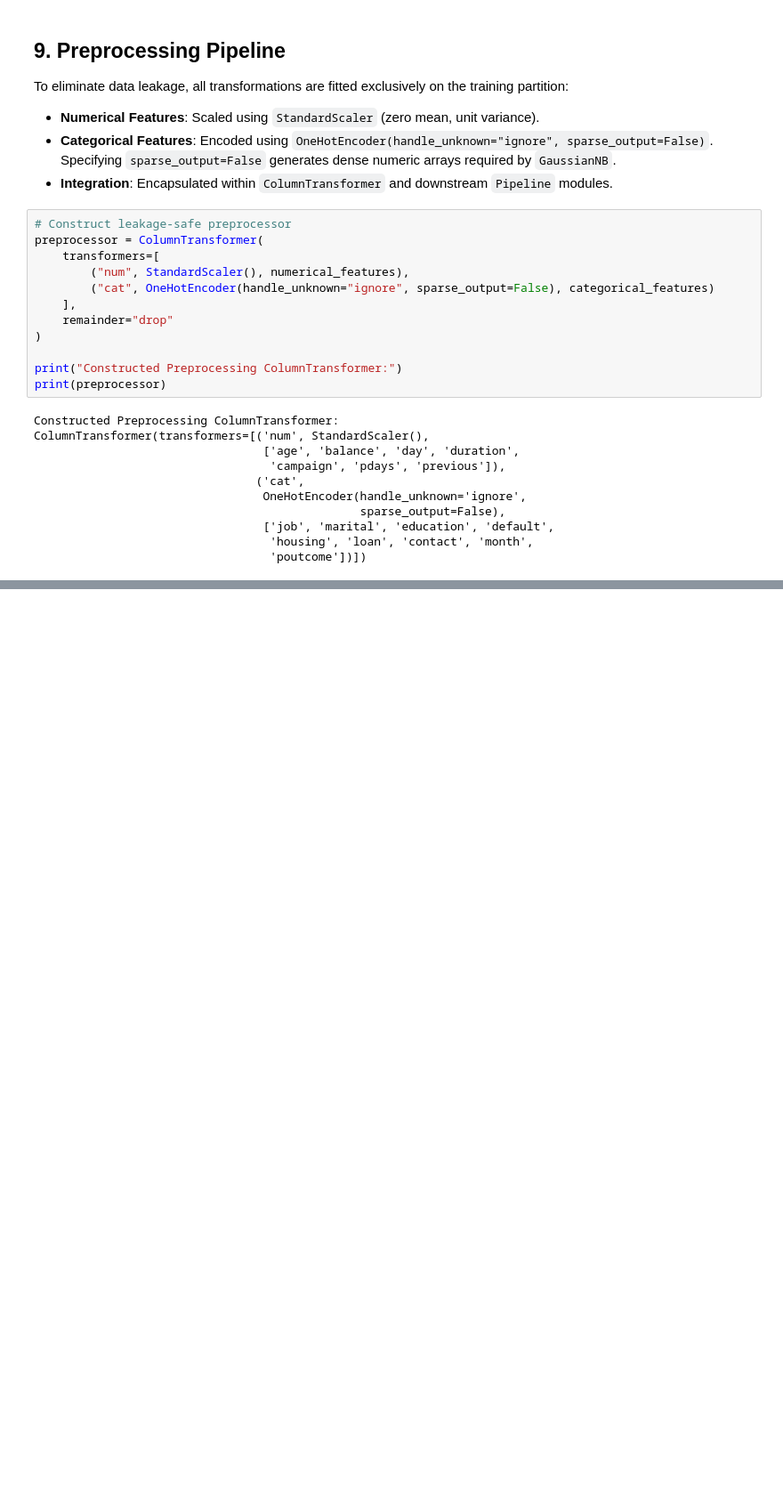
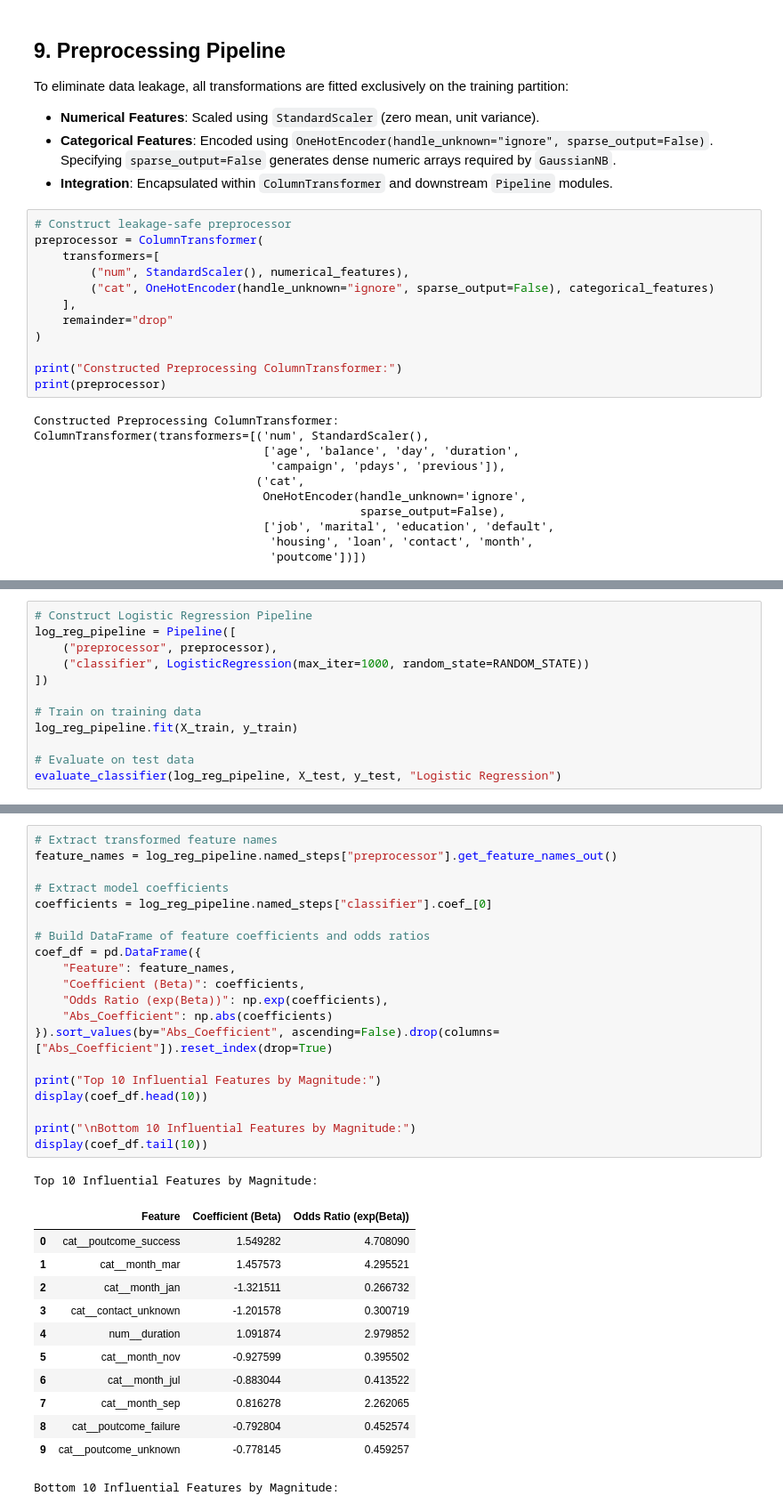
Before and after one commit to Sanjay1266/ML_Case_study, a Jupyter notebook: notebooks/classification.ipynb, the cells around one changed output, grey strips where cells are left out. Shown at 89% size. Drawn from its saved outputs; the diff is of its cells as text; blank space fills up the shorter version.

Commit message:
added evaluation framework and logistic regression model

```diff
--- a/notebooks/classification.ipynb
+++ b/notebooks/classification.ipynb
@@ -589,0 +671,12 @@ ColumnTransformer(transformers=[('num', StandardScaler(),
+# %%
+# Construct Logistic Regression Pipeline
+log_reg_pipeline = Pipeline([
+    ("preprocessor", preprocessor),
+    ("classifier", LogisticRegression(max_iter=1000, random_state=RANDOM_STATE))
+])
+
+# Train on training data
+log_reg_pipeline.fit(X_train, y_train)
+
+# Evaluate on test data
+evaluate_classifier(log_reg_pipeline, X_test, y_test, "Logistic Regression")
@@ -589,0 +705,34 @@ ColumnTransformer(transformers=[('num', StandardScaler(),
+# %%
+# Extract transformed feature names
+feature_names = log_reg_pipeline.named_steps["preprocessor"].get_feature_names_out()
+
+# Extract model coefficients
+coefficients = log_reg_pipeline.named_steps["classifier"].coef_[0]
+
+# Build DataFrame of feature coefficients and odds ratios
+coef_df = pd.DataFrame({
+    "Feature": feature_names,
+    "Coefficient (Beta)": coefficients,
+    "Odds Ratio (exp(Beta))": np.exp(coefficients),
+    "Abs_Coefficient": np.abs(coefficients)
+}).sort_values(by="Abs_Coefficient", ascending=False).drop(columns=["Abs_Coefficient"]).reset_index(drop=True)
+
+print("Top 10 Influential Features by Magnitude:")
+display(coef_df.head(10))
+
+print("\nBottom 10 Influential Features by Magnitude:")
+display(coef_df.tail(10))
+# %% [output]
+Top 10 Influential Features by Magnitude:
+|  | Feature | Coefficient (Beta) | Odds Ratio (exp(Beta)) |
+| 0 | cat__poutcome_success | 1.549282 | 4.708090 |
+| 1 | cat__month_mar | 1.457573 | 4.295521 |
+| 2 | cat__month_jan | -1.321511 | 0.266732 |
+| 3 | cat__contact_unknown | -1.201578 | 0.300719 |
+| 4 | num__duration | 1.091874 | 2.979852 |
+| 5 | cat__month_nov | -0.927599 | 0.395502 |
+| 6 | cat__month_jul | -0.883044 | 0.413522 |
+| 7 | cat__month_sep | 0.816278 | 2.262065 |
+| 8 | cat__poutcome_failure | -0.792804 | 0.452574 |
+| 9 | cat__poutcome_unknown | -0.778145 | 0.459257 |
+Bottom 10 Influential Features by Magnitude:
```
Also changed, not shown: parts of 34 cells of this notebook.
